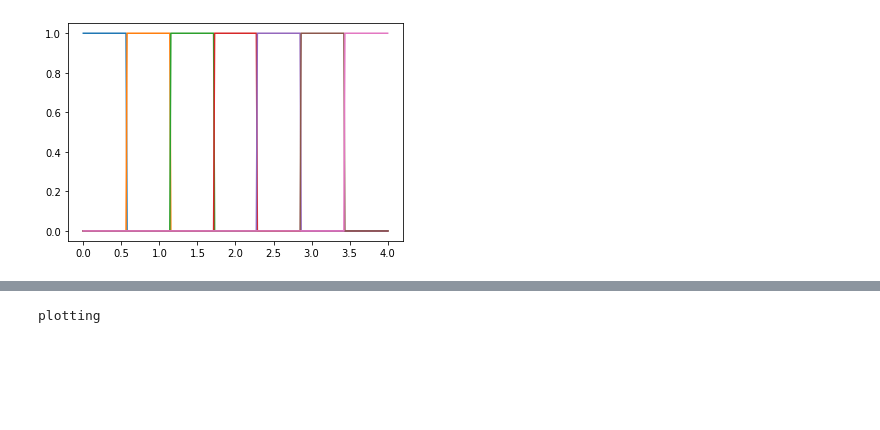
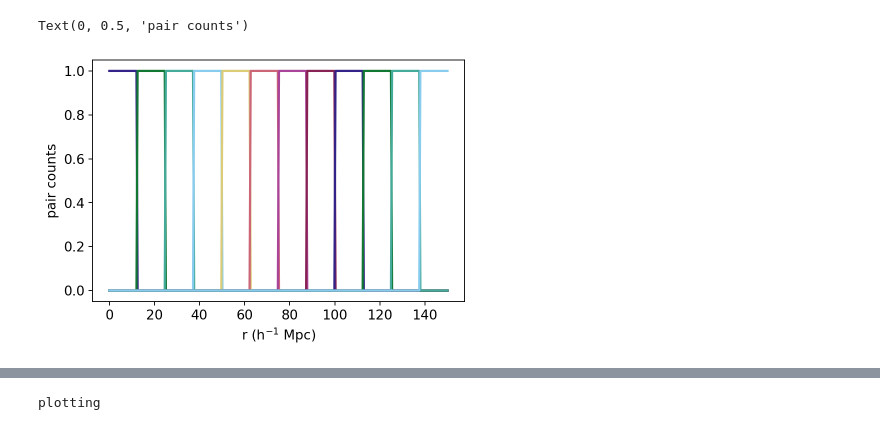
Before and after one commit to kstoreyf/byebyebias, a Jupyter notebook: code/spline.ipynb, the cells around one changed output, grey strips where cells are left out. Saved outputs shown, nothing was run; the diff lists cells and outputs as text; code cells hidden in the pictures; blank space fills up the shorter version.

```diff
--- a/code/spline.ipynb
+++ b/code/spline.ipynb
@@ -8,4 +8,16 @@ from scipy.interpolate import _bspl
 import matplotlib.pyplot as plt
+# %%
+from matplotlib import pylab
+%config InlineBackend.figure_format = 'retina'
+matplotlib.rcParams['figure.dpi'] = 80
+textsize = 'large'
+params = {'legend.fontsize': 'x-large',
+          'figure.figsize': (6, 4),
+         'axes.labelsize': textsize,
+         'axes.titlesize': textsize,
+         'xtick.labelsize': textsize,
+         'ytick.labelsize': textsize}
+pylab.rcParams.update(params)
 # %%
 import plotter
 %load_ext autoreload
@@ -20,6 +29,8 @@ The autoreload extension is already loaded. To reload it, use:
 # if module_path not in sys.path:
 #     sys.path.append(module_path)
 # from ..code import plotter
+# %%
+colors = ['#332288', '#117733', '#44AA99', '#88CCEE', '#DDCC77', '#CC6677', '#AA4499', '#882255']*3
 # %%
 # get knot vectors
 def get_kvs(rmin, rmax, nbins, order):
@@ -50,17 +61,20 @@ def get_bases(rmin, rmax, nbins, order, ncont=300):
     return bases
 # %%
 rmin = 0
-rmax = 4
-nbins = 7
+rmax = 150
+nbins = 12
 ncont = 300
 rcont = np.linspace(rmin, rmax, ncont)
 # %%
 order = 0
 bases = get_bases(rmin, rmax, nbins, order)
 for n in range(nbins):
-    plt.plot(rcont, bases[n])
+    plt.plot(rcont, bases[n], color=colors[n], lw=2)
+plt.xlabel(r'r (h$^{-1}$ Mpc)')
+plt.ylabel(r'pair counts')
 # %% [output]
+Text(0, 0.5, 'pair counts')
-[figure, old version]
+[figure, new version]
 # %%
 order = 1
 bases = get_bases(rmin, rmax, nbins, order)
```
Also changed, not shown: parts of 5 cells of this notebook.
